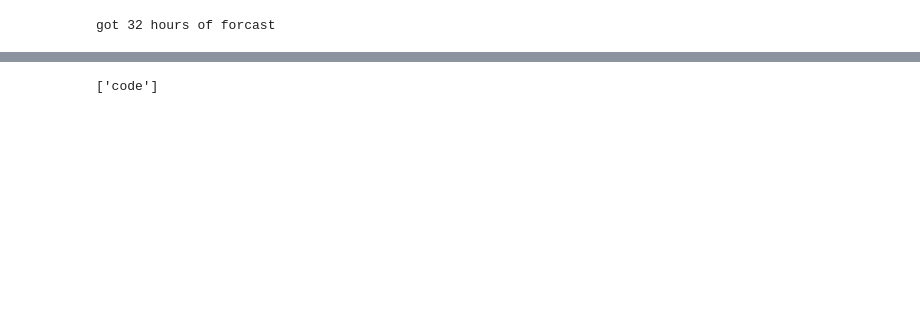
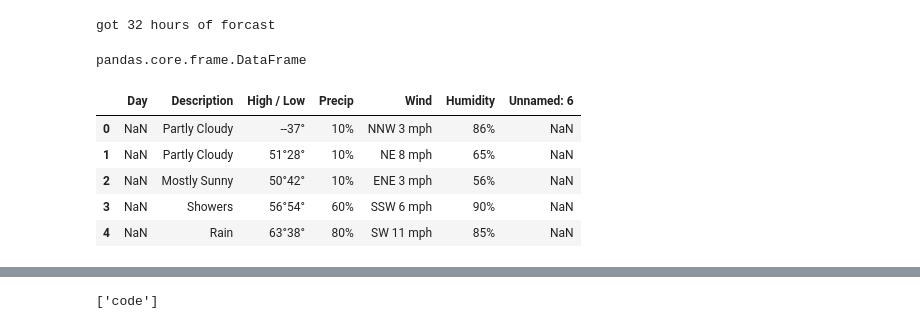
Before and after one commit to mvanorder/forecast-forecast_old, a Jupyter notebook: JoelVision/Extract/test_space.ipynb, the cells around one changed output, grey strips where cells are left out. Drawn from its saved outputs; the diff is of its cells as text; code cells hidden in the pictures; blank space fills up the shorter version.

Commit message:
have data uploads solid. transform still in progress

```diff
--- a/JoelVision/Extract/test_space.ipynb
+++ b/JoelVision/Extract/test_space.ipynb
@@ -165,9 +181,9 @@ def get_tables(forecast_type, browser):
     r = requests.get(url)
     dfs = pd.read_html(r.text)
     df = dfs[0]
-    d_table = df.to_dict(orient='index')
+    d_table = df.to_json(orient='index')
     data[forecast_type] = d_table
-    return
+    return(df)
 # %%
 def goto_tenday(browser):
     ''' Get the ten day forcast '''
@@ -262,8 +285,19 @@ hourly = get_tables('hourly', browser)
 # %%
 goto_tenday(browser)
 # %%
-t_day = get_tables('ten_day', browser)
-# pprint(t_day)
+df = get_tables('ten_day', browser)
+type(df)
+# %% [output]
+pandas.core.frame.DataFrame
+# %%
+df.shift(-1, axis=1).head()
+# %% [output]
+|  | Day | Description | High / Low | Precip | Wind | Humidity | Unnamed: 6 |
+| 0 | NaN | Partly Cloudy | --37° | 10% | NNW 3 mph | 86% | NaN |
+| 1 | NaN | Partly Cloudy | 51°28° | 10% | NE 8 mph | 65% | NaN |
+| 2 | NaN | Mostly Sunny | 50°42° | 10% | ENE 3 mph | 56% | NaN |
+| 3 | NaN | Showers | 56°54° | 60% | SSW 6 mph | 90% | NaN |
+| 4 | NaN | Rain | 63°38° | 80% | SW 11 mph | 85% | NaN |
 # %%
 data
 # %% [output]
```
Also changed, not shown: parts of 15 cells of this notebook.
